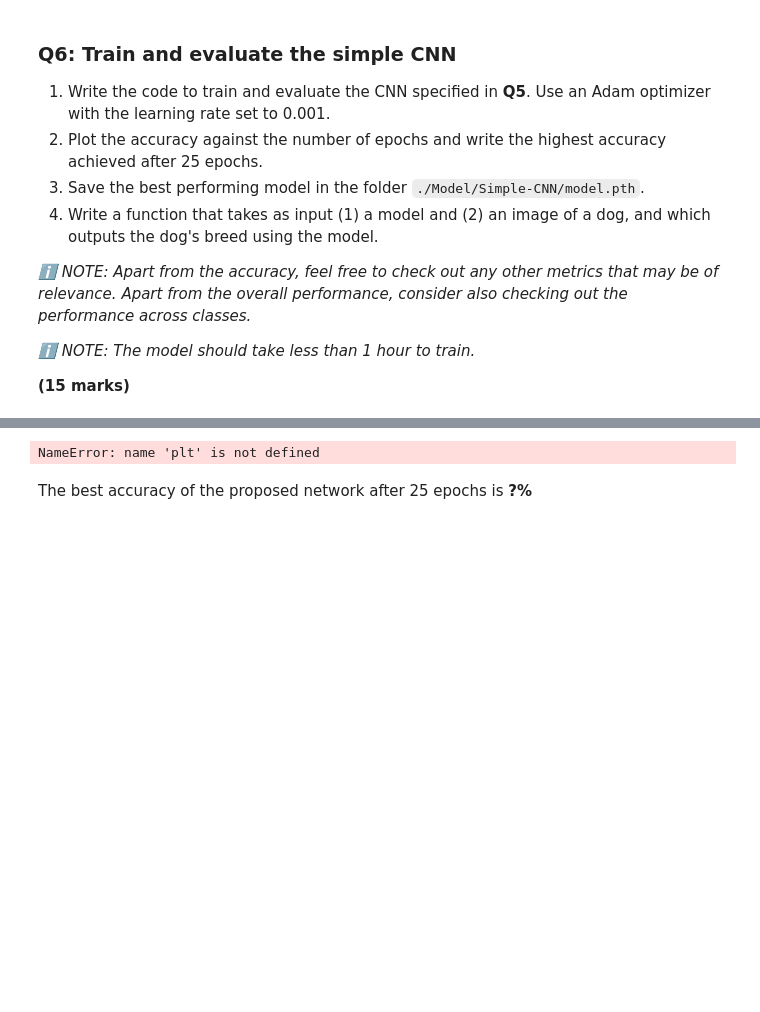
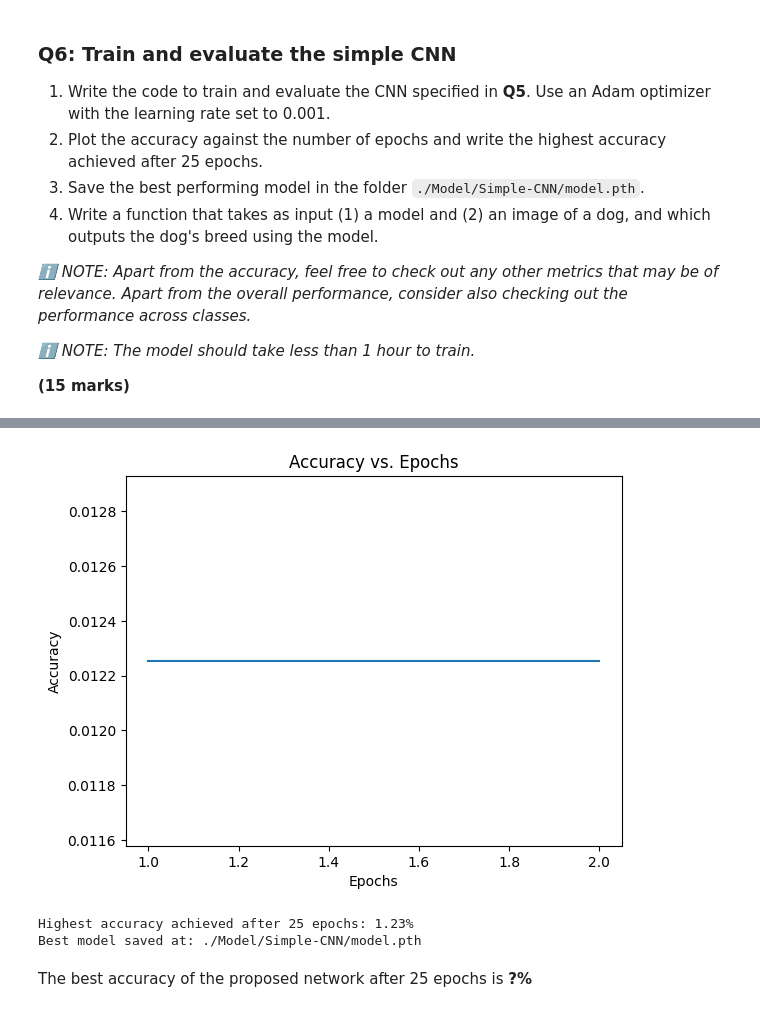
Before and after one commit to GrahamPellegrini/Dog-Breed-Classification, a Jupyter notebook: Assignment/assignment.ipynb, the cells around one changed output, grey strips where cells are left out. Drawn from its saved outputs; the diff is of its cells as text; code cells hidden in the pictures; blank space fills up the shorter version.

```diff
--- a/Assignment/assignment.ipynb
+++ b/Assignment/assignment.ipynb
@@ -468,7 +469,7 @@ class CNN(nn.Module):
         self.pool = nn.MaxPool2d(kernel_size=2)
 
         # Define the fully connected output layer (dynamically)
-        self.fc1 = None
+        self.fc1 = nn.Linear(32 * 32 * 32, len(breed_dict))
 
     # Deine the forward pass of the CNN (order of layers)
     def forward(self, x):
@@ -483,9 +484,6 @@ class CNN(nn.Module):
         # Flatten the tensor dynamically
         x = x.view(x.size(0), -1)
         # Fully connected layer
-        if self.fc1 is None:
-            # Dynamically define the fully connected layer based on the input size
-            self.fc1 = nn.Linear(x.size(1), len(breed_dict))
         x = self.fc1(x)
 
         return x
@@ -495,7 +493,7 @@ class CNN(nn.Module):
 model = CNN()
 
 # Print the number of parameters in the model
-summary(model, (3, 128, 128))
+summary(model, input_size=(3, 128, 128), batch_size=4, device="cuda")
 # %% [output]
 ----------------------------------------------------------------
         Layer (type)               Output Shape         Param #
@@ -547,7 +544,7 @@ optimizer = optim.Adam(model.parameters(), lr=0.001)
 
 
 # Define the number of epochs
-num_epochs = 25
+num_epochs = 2
 
 # Initialize an accuracy list to store the accuracies at each epoch
 accuracy_list = []
@@ -623,25 +625,27 @@ for epoch in progressBar.tqdm(range(num_epochs), desc="Training Progress"):
 # %%
 
 # Plotting accuracy vs. epochs
-plt.plot(range(1, num_epochs + 1), accuracy_list, label="Accuracy")
+plt.plot(range(1, num_epochs + 1), accuracy_list, label="Test Accuracy")
 plt.xlabel("Epochs")
 plt.ylabel("Accuracy")
 plt.title("Accuracy vs. Epochs")
 plt.show()
 
 # Print highest accuracy
 highest_accuracy = max(accuracy_list)
 print(f"Highest accuracy achieved after 25 epochs: {highest_accuracy * 100:.2f}%")
 
 # Save the best performing model
 best_model_path = './Model/Simple-CNN/model.pth'
 # Make sure the directory exists before saving
 os.makedirs('./Model/Simple-CNN', exist_ok=True)
 # Save the model state dictionary
 torch.save(model.state_dict(), best_model_path)
 print(f"Best model saved at: {best_model_path}")
 # %% [output]
+[figure, added]
-NameError: name 'plt' is not defined
+Highest accuracy achieved after 25 epochs: 1.23%
+Best model saved at: ./Model/Simple-CNN/model.pth
 # %% [markdown]
 The best accuracy of the proposed network after 25 epochs is **?%**
 # %% [markdown]
```
Also changed, not shown: parts of 8 cells of this notebook, 13 other files.
